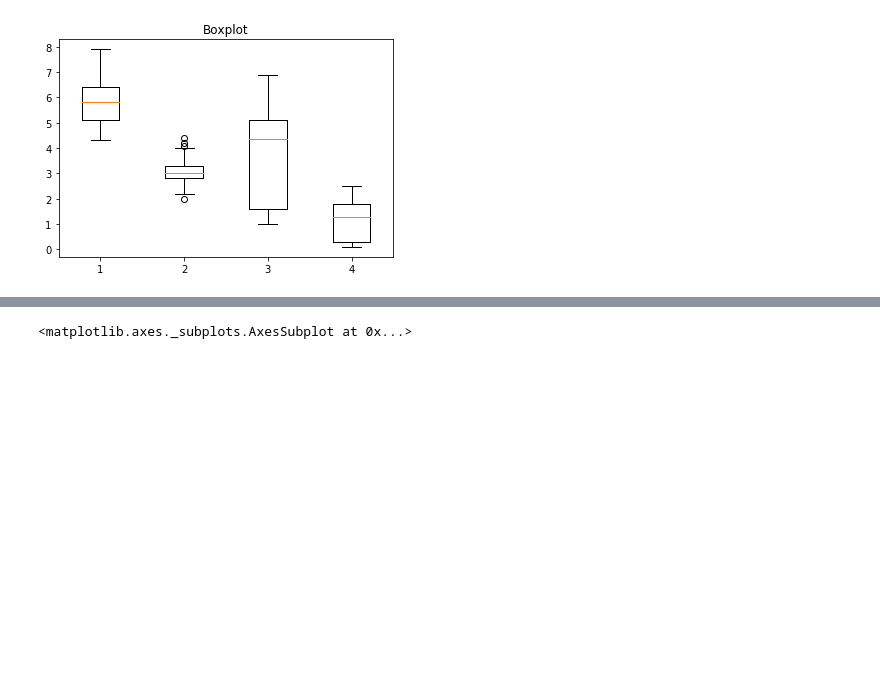
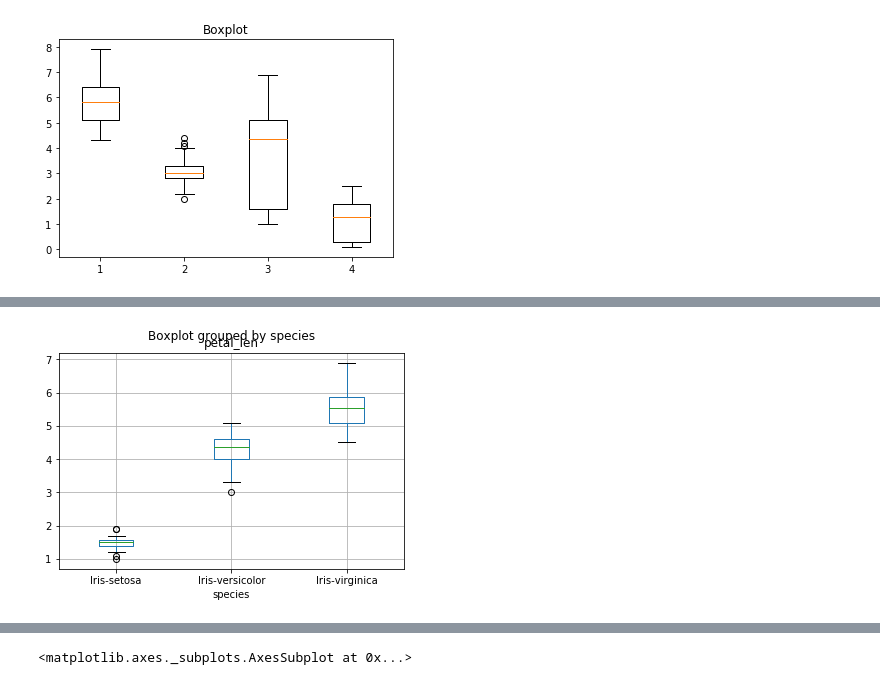
Before and after one commit to Atrus619/CSDGAN, a Jupyter notebook: code/Iris Data Wrangling & Exploration.ipynb, the cells around one changed output, grey strips where cells are left out. Drawn from its saved outputs; the diff is of its cells as text; code cells hidden in the pictures; blank space fills up the shorter version.

```diff
--- a/code/Iris Data Wrangling & Exploration.ipynb
+++ b/code/Iris Data Wrangling & Exploration.ipynb
@@ -60,0 +72,5 @@ Data distributions look okay via the box plot. Let's take a look at a few histog
+# %%
+iris.boxplot('petal_len','species')
+plt.show()
+# %% [output]
+[figure, added]
```
Also changed, not shown: parts of 13 cells of this notebook, 7 other files.
